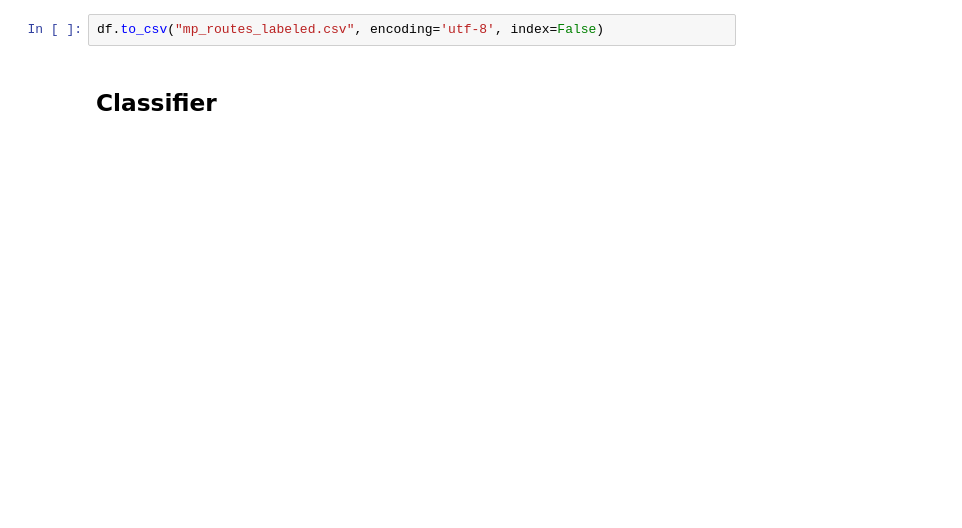
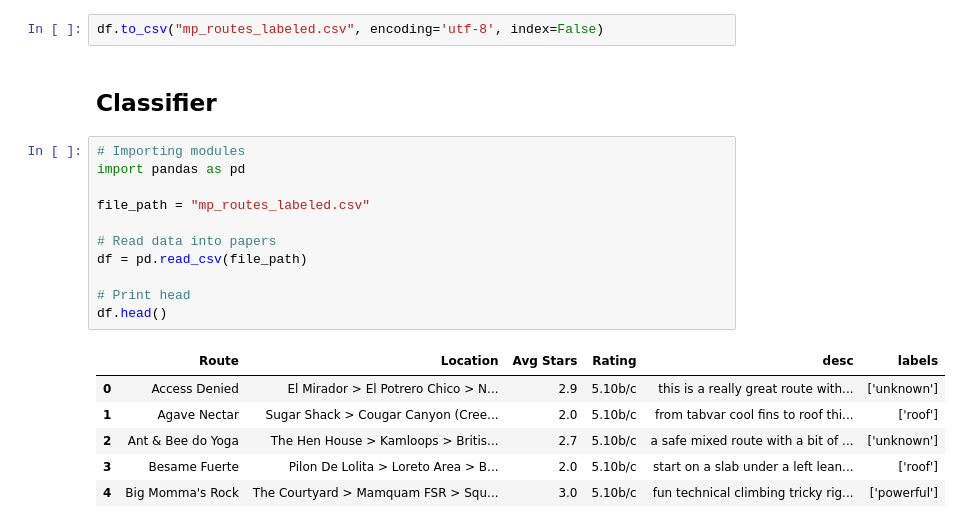
Before and after one commit to cfmcint/NLP_Climbing_Route_Analysis, a Jupyter notebook: analysis.ipynb, the cells around one changed output. Cells and saved outputs as stored; diff of their text form; blank space fills up the shorter version.

Commit message:
reading in labeled data

```diff
--- a/analysis.ipynb
+++ b/analysis.ipynb
@@ -428,3 +428,21 @@ df.sample(n=30)
 df.to_csv("mp_routes_labeled.csv", encoding='utf-8', index=False)
 # %% [markdown]
 ## Classifier
+# %%
+# Importing modules
+import pandas as pd
+
+file_path = "mp_routes_labeled.csv"
+
+# Read data into papers
+df = pd.read_csv(file_path)
+
+# Print head
+df.head()
+# %% [output]
+|  | Route | Location | Avg Stars | Rating | desc | labels |
+| 0 | Access Denied | El Mirador > El Potrero Chico > N... | 2.9 | 5.10b/c | this is a really great route with... | ['unknown'] |
+| 1 | Agave Nectar | Sugar Shack > Cougar Canyon (Cree... | 2.0 | 5.10b/c | from tabvar cool fins to roof thi... | ['roof'] |
+| 2 | Ant & Bee do Yoga | The Hen House > Kamloops > Britis... | 2.7 | 5.10b/c | a safe mixed route with a bit of ... | ['unknown'] |
+| 3 | Besame Fuerte | Pilon De Lolita > Loreto Area > B... | 2.0 | 5.10b/c | start on a slab under a left lean... | ['roof'] |
+| 4 | Big Momma's Rock | The Courtyard > Mamquam FSR > Squ... | 3.0 | 5.10b/c | fun technical climbing tricky rig... | ['powerful'] |
```
